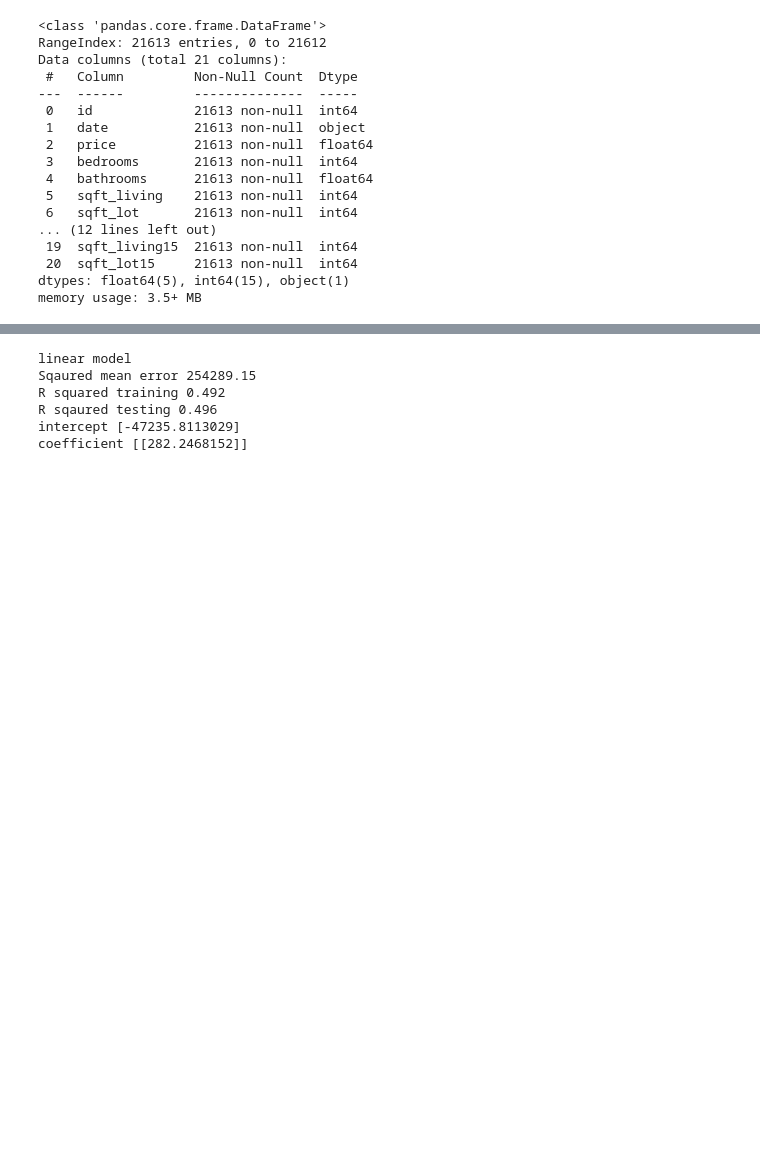
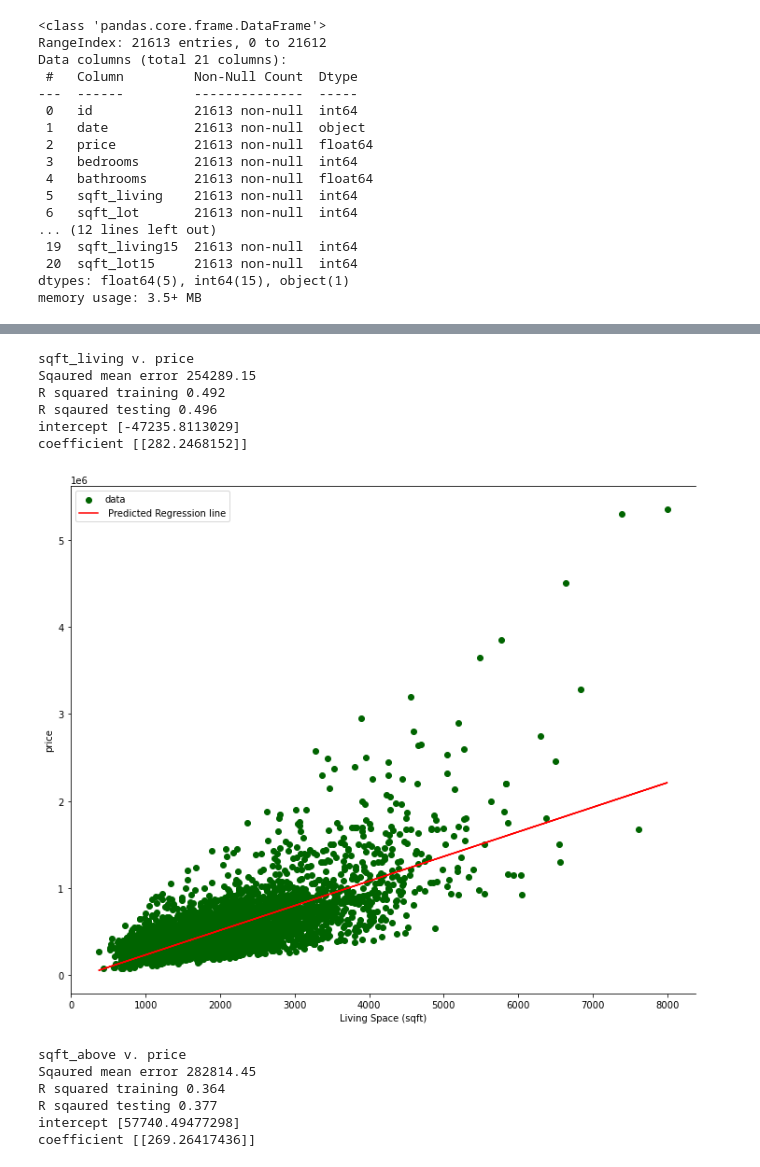
Before and after one commit to ernestod10/proyecto_ai1, a Jupyter notebook: Proyecto.ipynb, the cells around one changed output, grey strips where cells are left out. Saved outputs shown, nothing was run; the diff lists cells and outputs as text; code cells hidden in the pictures; blank space fills up the shorter version.

```diff
--- a/Proyecto.ipynb
+++ b/Proyecto.ipynb
@@ -49,7 +59,7 @@ reg.fit(x_train,y_train)
 x_test=np.array(test_data['sqft_living']).reshape(-1,1)
 y_test=np.array(test_data['price']).reshape(-1,1)
 pred=reg.predict(x_test)
-print('linear model')
+print('sqft_living v. price')
 mean_squared_error=metrics.mean_squared_error(y_test,pred)
 print('Sqaured mean error', round(np.sqrt(mean_squared_error),2))
 print('R squared training',round(reg.score(x_train,y_train),3))
@@ -57,9 +67,44 @@ print('R sqaured testing',round(reg.score(x_test,y_test),3) )
 print('intercept',reg.intercept_)
 print('coefficient',reg.coef_)
 # %% [output]
-linear model
+sqft_living v. price
 Sqaured mean error 254289.15
 R squared training 0.492
 R sqaured testing 0.496
 intercept [-47235.8113029]
 coefficient [[282.2468152]]
+# %%
+_, ax = plt.subplots(figsize= (12, 10))
+plt.scatter(x_test, y_test, color= 'darkgreen', label = 'data')
+plt.plot(x_test, reg.predict(x_test), color='red', label= ' Predicted Regression line')
+plt.xlabel('Living Space (sqft)')
+plt.ylabel('price')
+plt.legend()
+plt.gca().spines['right'].set_visible(False)
+plt.gca().spines['right'].set_visible(False)
+# %% [output]
+[figure, added]
+# %%
+train_data,test_data=train_test_split(df,train_size=0.8,random_state=3)
+reg=linear_model.LinearRegression()
+x_train=np.array(train_data['sqft_above']).reshape(-1,1)
+y_train=np.array(train_data['price']).reshape(-1,1)
+reg.fit(x_train,y_train)
+
+x_test=np.array(test_data['sqft_above']).reshape(-1,1)
+y_test=np.array(test_data['price']).reshape(-1,1)
+pred=reg.predict(x_test)
+print('sqft_above v. price')
+mean_squared_error=metrics.mean_squared_error(y_test,pred)
+print('Sqaured mean error', round(np.sqrt(mean_squared_error),2))
+print('R squared training',round(reg.score(x_train,y_train),3))
+print('R sqaured testing',round(reg.score(x_test,y_test),3) )
+print('intercept',reg.intercept_)
+print('coefficient',reg.coef_)
+# %% [output]
+sqft_above v. price
+Sqaured mean error 282814.45
+R squared training 0.364
+R sqaured testing 0.377
+intercept [57740.49477298]
+coefficient [[269.26417436]]
```
Also changed, not shown: parts of 8 cells of this notebook.
